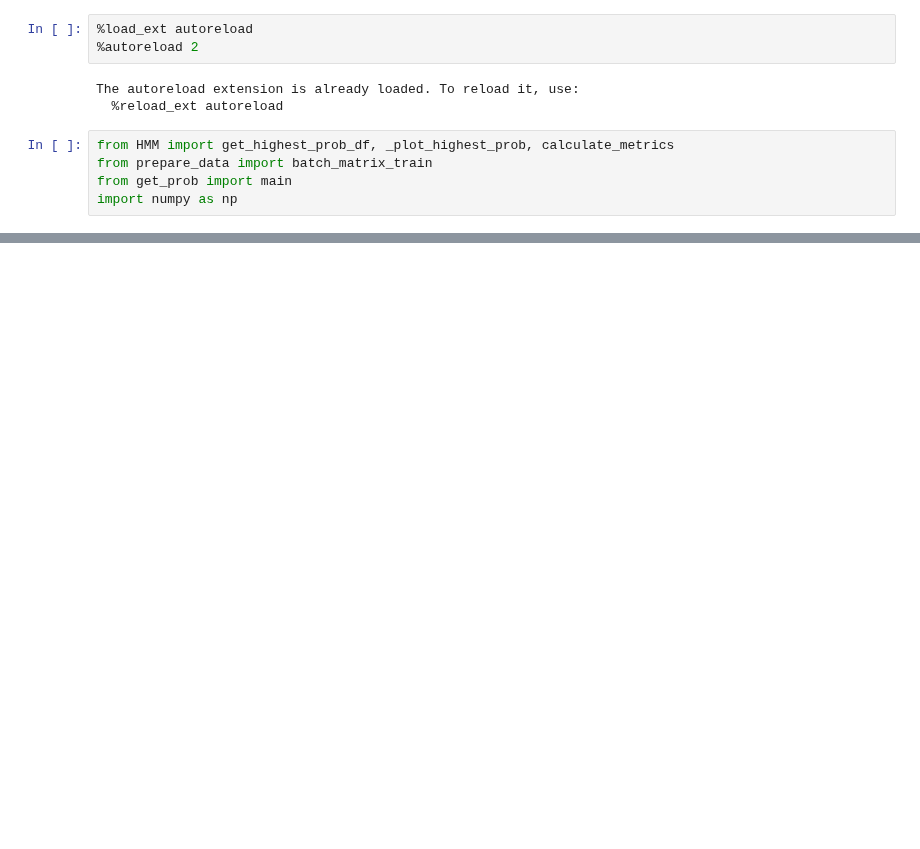
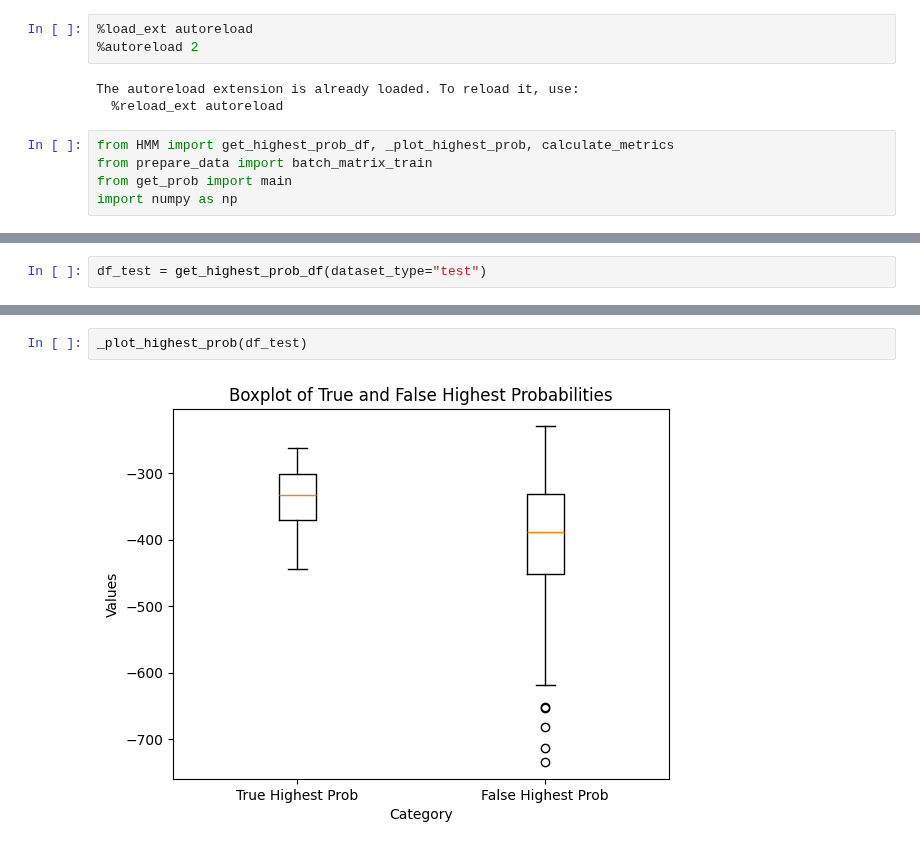
Before and after one commit to jiayan-li/keyword-spotting, a Jupyter notebook: HMM.ipynb, the cells around one changed output, grey strips where cells are left out. Drawn from its saved outputs; the diff is of its cells as text; blank space fills up the shorter version.

```diff
--- a/HMM.ipynb
+++ b/HMM.ipynb
@@ -61,0 +60,2 @@ label
+# %%
+df_test = get_highest_prob_df(dataset_type="test")
@@ -61,0 +96,4 @@ label
+# %%
+_plot_highest_prob(df_test)
+# %% [output]
+[figure, added]
```
Also changed, not shown: parts of 9 cells of this notebook, 1 other file.
